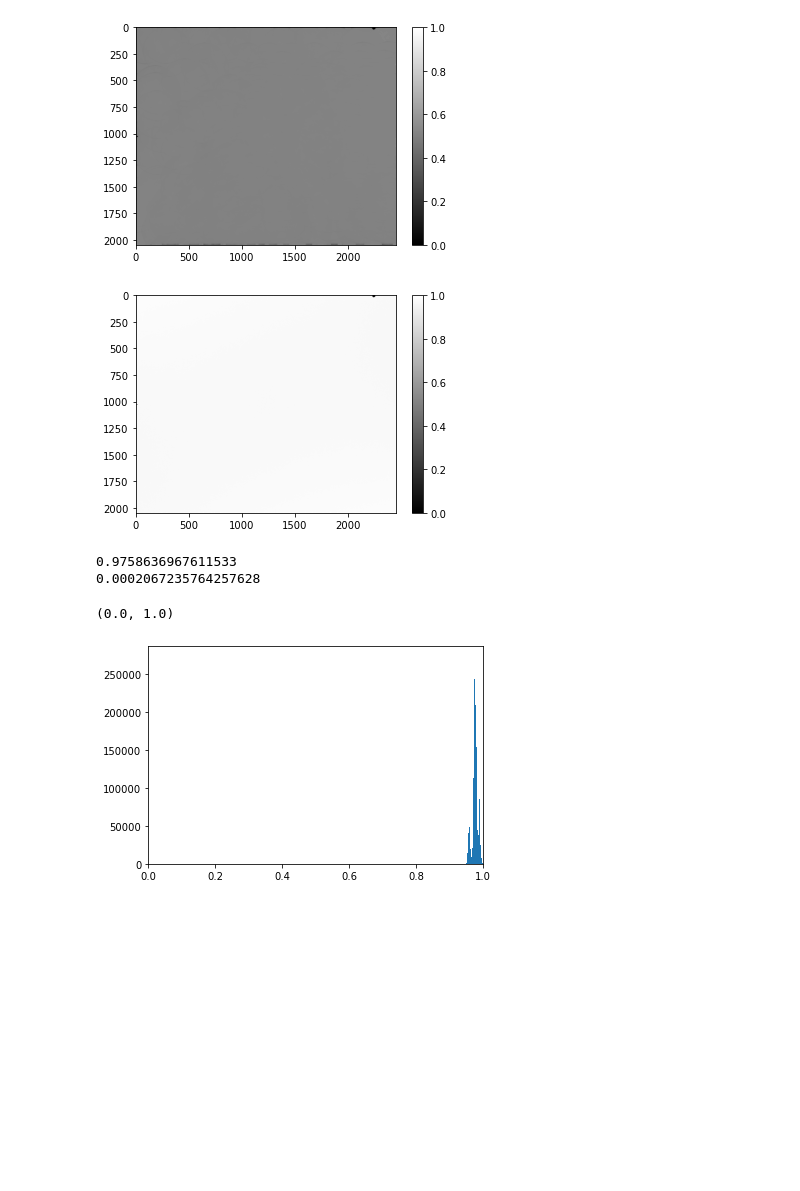
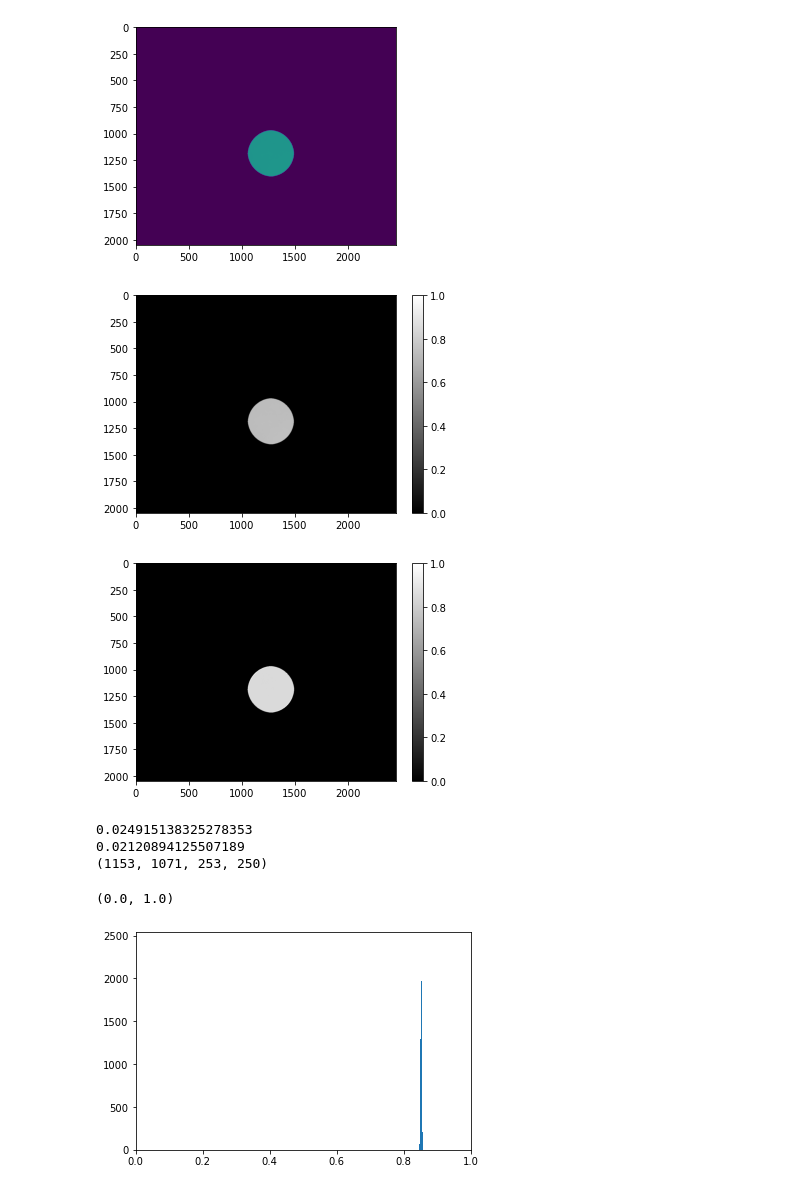
Before and after one commit to masadatz/PolCam, a Jupyter notebook: Analysis.ipynb, the cells around one changed output. Drawn from its saved outputs; the diff is of its cells as text; code cells hidden in the pictures; blank space fills up the shorter version.

Commit message:
PolCal for actual calibration Notebook for ZFT

```diff
--- a/Analysis.ipynb
+++ b/Analysis.ipynb
@@ -78,44 +79,49 @@ mean3 = np.mean(DoLP3[600:1000,:],0)
 plt.plot(mean3, 'r')
 plt.show()
 # %%
-image = np.load(r'C:\Users\masadatz\Google Drive\CloudCT\svs_vistek\calibration\192900073_polar_fixed.npy')
-#images = np.squeeze(np.array(init_image[0]))
+image = np.load(r'C:\Users\masadatz\Google Drive\CloudCT\svs_vistek\calibration\101934\patch\rad_fixed\fixed_polcal_patch_0_101934.npy')
+#image = np.squeeze(np.array(init_image[0]))
 #image = np.load(r'C:\Users\masadatz\Google Drive\CloudCT\svs_vistek\Data_From_Experiment\A\A32_45000\12\25_15_37_37_160053_101935.npy')
 img_demosaiced = pa.demosaicing(image)
 img_0, img_45, img_90, img_135 = cv2.split(img_demosaiced)
 Stokes =  pa.calcLinearStokes(np.moveaxis(np.array([img_0, img_45, img_90, img_135]), 0, -1),
                               np.deg2rad([0,45,90,135]))
+
+plt.imshow(image)
+plt.show()
 I = Stokes[:, :, 0]
 DoLP = pa.cvtStokesToDoLP(Stokes)
 DoLP[I<20] = 0
 AoLP = (180/np.pi)*pa.cvtStokesToAoLP(Stokes)-90
 
-plt.imshow(I, cmap=plt.get_cmap('gray'), vmin=0, vmax=4096)
+plt.imshow(img_0, cmap=plt.get_cmap('gray'), vmin=0, vmax=4096)
 cbar = plt.colorbar(mappable=plt.cm.ScalarMappable(cmap=plt.get_cmap('gray')))
 #plt.imshow(DoLP)
 plt.show()
 plt.imshow(DoLP, cmap=plt.get_cmap('gray'), vmin=0, vmax=1)
 cbar2 = plt.colorbar(mappable=plt.cm.ScalarMappable(cmap=plt.get_cmap('gray')))
 plt.show()
 print(np.nanmean(DoLP))
 print(np.nanvar(DoLP))
 
 cv2.namedWindow('to crop image', cv2.WINDOW_NORMAL)
 r = cv2.selectROI('to crop image', DoLP, False,False)
 # crop:
-
+print(r)
 imCrop = DoLP[int(r[1]):int(r[1]+r[3]),int(r[0]):int(r[0]+r[2])]
 cv2.imshow('Image',imCrop)
 cv2.waitKey(0)
 plt.hist(imCrop.flatten(),100)
 plt.xlim([0,1])
 # %% [output]
-[figure, old version]
+[figure, new version]
-[figure, old version]
+[figure, new version]
+[figure, new version]
-0.9758636967611533
-0.0002067235764257628
+0.024915138325278353
+0.02120894125507189
+(1153, 1071, 253, 250)
 (0.0, 1.0)
-[figure, old version]
+[figure, added]
 # %%
 import glob
 import copy
```
Also changed, not shown: parts of 3 cells of this notebook, 3 other files.
